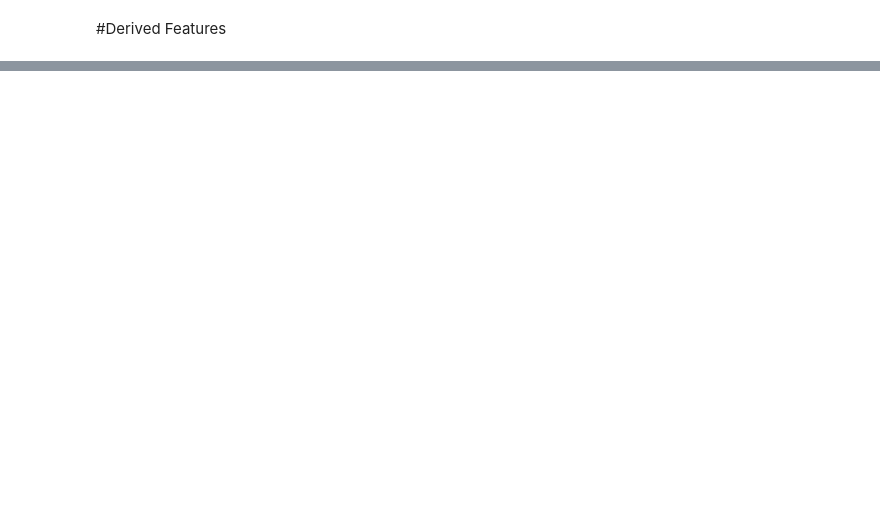
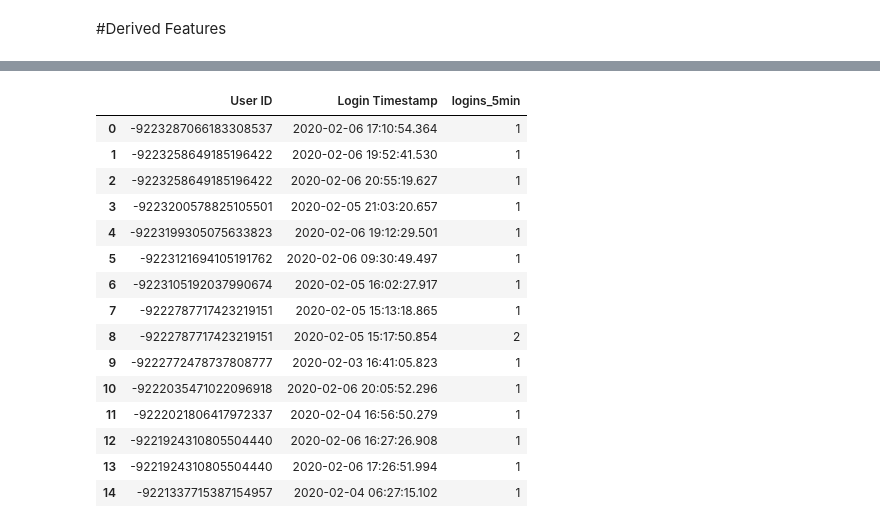
Before and after one commit to madhvesh23/Intent-Classification-ML-Project-, a Jupyter notebook: notebooks/01_eda_and_features.ipynb, the cells around one changed output, grey strips where cells are left out. Cells and saved outputs as stored; diff of their text form; code cells hidden in the pictures; blank space fills up the shorter version.

```diff
--- a/notebooks/01_eda_and_features.ipynb
+++ b/notebooks/01_eda_and_features.ipynb
@@ -796,0 +957,5 @@ plt.show()
+# %%
+# Replace NaN (no history) with 0, and make it integer
+df["failures_last_5"] = df["failures_last_5"].fillna(0).clip(0, 5).astype(int)
+
+print(df["failures_last_5"].value_counts().sort_index())
@@ -796,0 +1029,5 @@ plt.show()
+# %%
+# Cap failure_streak at 5 for modeling/rules (5 = 5+ consecutive failures)
+df["failure_streak_capped"] = df["failure_streak"].clip(0, 5).astype(int)
+
+print(df["failure_streak_capped"].value_counts().sort_index())
@@ -820,0 +1226,14 @@ df.loc[
+# %%
+# --------------------------------
+# Device Change Rate (derived)
+# Meaning:
+#   Proportion of logins where the user changed device
+# --------------------------------
+
+# Device change rate per user
+df["device_change_rate"] = (
+    df.groupby("User ID")["new_device_flag"]
+      .transform("mean")
+)
+
+df[["User ID", "new_device_flag", "device_change_rate"]].head(10)
@@ -820,0 +1252,38 @@ df.loc[
+# %%
+# Sort data so "previous" and time windows are correct
+df = df.sort_values(["User ID", "Login Timestamp"]).reset_index(drop=True)
+
+df["ts_sec"] = df["Login Timestamp"].astype("int64") // 10**9
+
+df["delta_sec"] = (
+    df.groupby("User ID")["ts_sec"]
+      .diff()
+      .fillna(10**9)   # large gap for first login
+)
+
+df["new_window"] = (df["delta_sec"] > 300).astype(int)
+df["window_id"] = df.groupby("User ID")["new_window"].cumsum()
+
+df["logins_5min"] = (
+    df.groupby(["User ID", "window_id"])
+      .cumcount() + 1
+)
+
+df[["User ID", "Login Timestamp", "logins_5min"]].head(15)
+# %% [output]
+|  | User ID | Login Timestamp | logins_5min |
+| 0 | -9223287066183308537 | 2020-02-06 17:10:54.364 | 1 |
+| 1 | -9223258649185196422 | 2020-02-06 19:52:41.530 | 1 |
+| 2 | -9223258649185196422 | 2020-02-06 20:55:19.627 | 1 |
+| 3 | -9223200578825105501 | 2020-02-05 21:03:20.657 | 1 |
+| 4 | -9223199305075633823 | 2020-02-06 19:12:29.501 | 1 |
+| 5 | -9223121694105191762 | 2020-02-06 09:30:49.497 | 1 |
+| 6 | -9223105192037990674 | 2020-02-05 16:02:27.917 | 1 |
+| 7 | -9222787717423219151 | 2020-02-05 15:13:18.865 | 1 |
+| 8 | -9222787717423219151 | 2020-02-05 15:17:50.854 | 2 |
+| 9 | -9222772478737808777 | 2020-02-03 16:41:05.823 | 1 |
+| 10 | -9222035471022096918 | 2020-02-06 20:05:52.296 | 1 |
+| 11 | -9222021806417972337 | 2020-02-04 16:56:50.279 | 1 |
+| 12 | -9221924310805504440 | 2020-02-06 16:27:26.908 | 1 |
+| 13 | -9221924310805504440 | 2020-02-06 17:26:51.994 | 1 |
+| 14 | -9221337715387154957 | 2020-02-04 06:27:15.102 | 1 |
```
Also changed, not shown: parts of 38 cells of this notebook.
